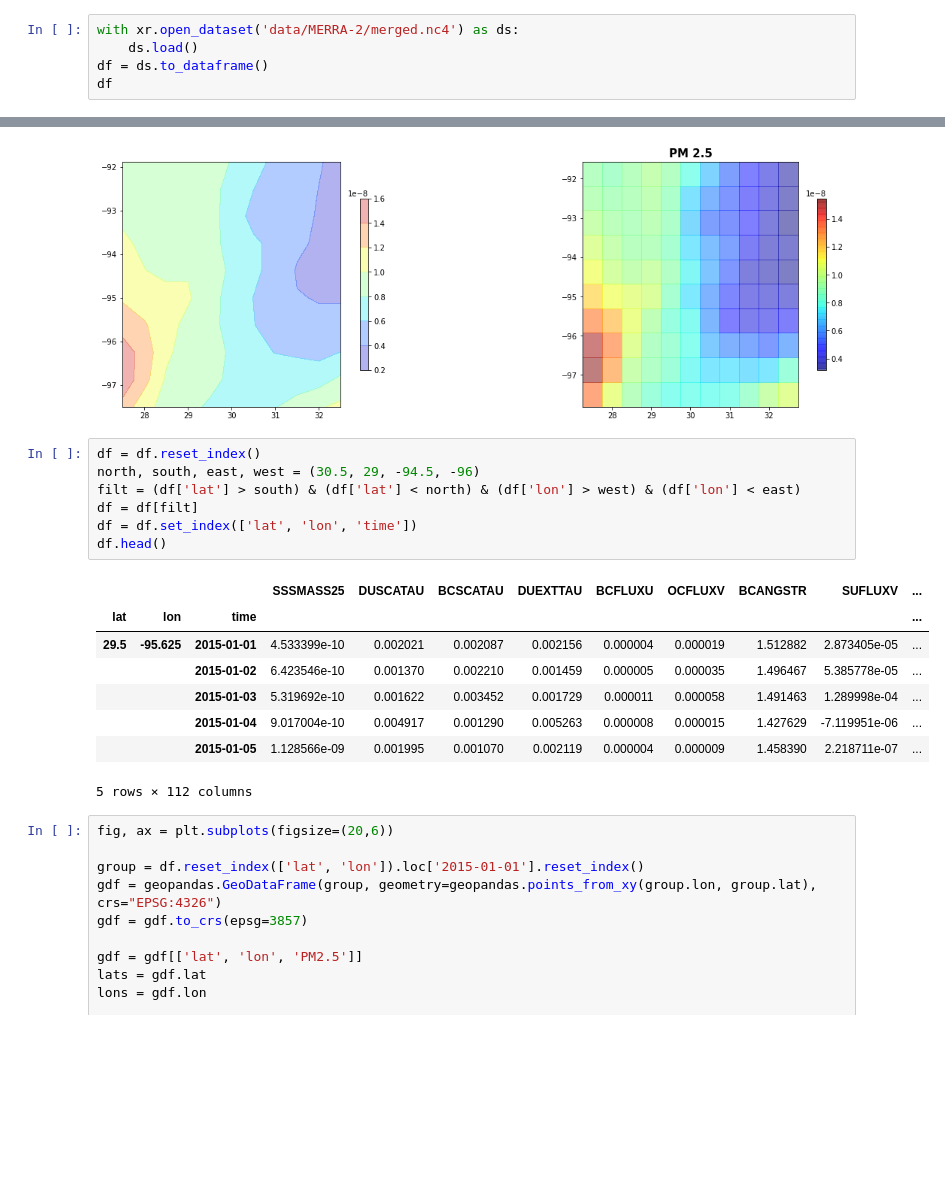
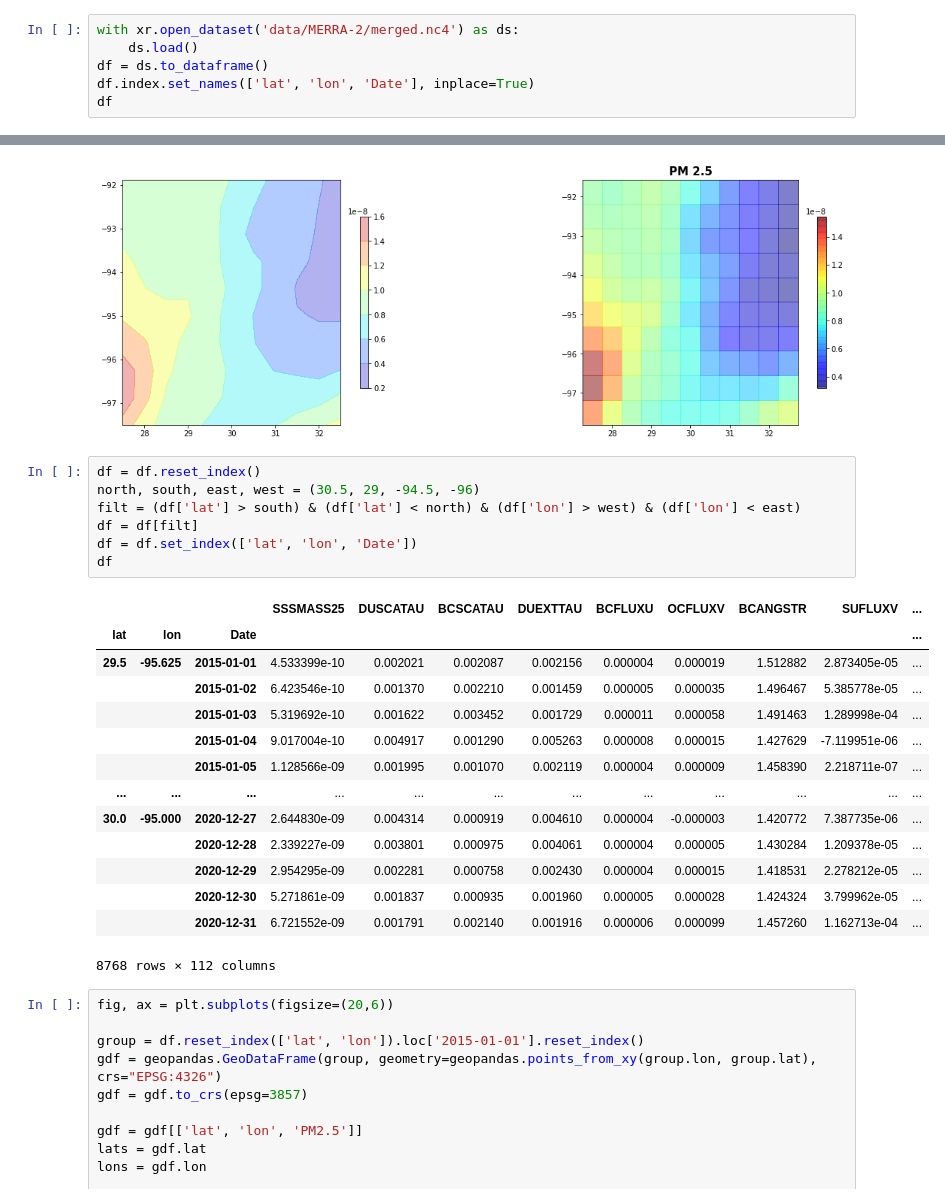
Before and after one commit to K20shores/HoustonPM2.5, a Jupyter notebook: Houston.ipynb, the cells around one changed output, grey strips where cells are left out. Saved outputs shown, nothing was run; the diff lists cells and outputs as text; blank space fills up the shorter version.

```diff
--- a/Houston.ipynb
+++ b/Houston.ipynb
@@ -15,6 +15,7 @@ from rasterio.plot import show as rioshow
 with xr.open_dataset('data/MERRA-2/merged.nc4') as ds:
     ds.load()
 df = ds.to_dataframe()
+df.index.set_names(['lat', 'lon', 'Date'], inplace=True)
 df
 # %% [output]
 |  |  |  | SSSMASS25 | DUSCATAU | BCSCATAU | DUEXTTAU | BCFLUXU | OCFLUXV | BCANGSTR | SUFLUXV | ... |
@@ -66,19 +67,25 @@ plt.show();
 # %%
 df = df.reset_index()
 north, south, east, west = (30.5, 29, -94.5, -96)
 filt = (df['lat'] > south) & (df['lat'] < north) & (df['lon'] > west) & (df['lon'] < east)
 df = df[filt]
-df = df.set_index(['lat', 'lon', 'time'])
-df.head()
+df = df.set_index(['lat', 'lon', 'Date'])
+df
 # %% [output]
 |  |  |  | SSSMASS25 | DUSCATAU | BCSCATAU | DUEXTTAU | BCFLUXU | OCFLUXV | BCANGSTR | SUFLUXV | ... |
-| lat | lon | time |  |  |  |  |  |  |  |  | ... |
+| lat | lon | Date |  |  |  |  |  |  |  |  | ... |
 | 29.5 | -95.625 | 2015-01-01 | 4.533399e-10 | 0.002021 | 0.002087 | 0.002156 | 0.000004 | 0.000019 | 1.512882 | 2.873405e-05 | ... |
 |  |  | 2015-01-02 | 6.423546e-10 | 0.001370 | 0.002210 | 0.001459 | 0.000005 | 0.000035 | 1.496467 | 5.385778e-05 | ... |
 |  |  | 2015-01-03 | 5.319692e-10 | 0.001622 | 0.003452 | 0.001729 | 0.000011 | 0.000058 | 1.491463 | 1.289998e-04 | ... |
 |  |  | 2015-01-04 | 9.017004e-10 | 0.004917 | 0.001290 | 0.005263 | 0.000008 | 0.000015 | 1.427629 | -7.119951e-06 | ... |
 |  |  | 2015-01-05 | 1.128566e-09 | 0.001995 | 0.001070 | 0.002119 | 0.000004 | 0.000009 | 1.458390 | 2.218711e-07 | ... |
+| ... | ... | ... | ... | ... | ... | ... | ... | ... | ... | ... | ... |
+| 30.0 | -95.000 | 2020-12-27 | 2.644830e-09 | 0.004314 | 0.000919 | 0.004610 | 0.000004 | -0.000003 | 1.420772 | 7.387735e-06 | ... |
+|  |  | 2020-12-28 | 2.339227e-09 | 0.003801 | 0.000975 | 0.004061 | 0.000004 | 0.000005 | 1.430284 | 1.209378e-05 | ... |
+|  |  | 2020-12-29 | 2.954295e-09 | 0.002281 | 0.000758 | 0.002430 | 0.000004 | 0.000015 | 1.418531 | 2.278212e-05 | ... |
+|  |  | 2020-12-30 | 5.271861e-09 | 0.001837 | 0.000935 | 0.001960 | 0.000005 | 0.000028 | 1.424324 | 3.799962e-05 | ... |
+|  |  | 2020-12-31 | 6.721552e-09 | 0.001791 | 0.002140 | 0.001916 | 0.000006 | 0.000099 | 1.457260 | 1.162713e-04 | ... |
-5 rows × 112 columns
+8768 rows × 112 columns
 # %%
 fig, ax = plt.subplots(figsize=(20,6))
 
```
Also changed, not shown: parts of 13 cells of this notebook.
